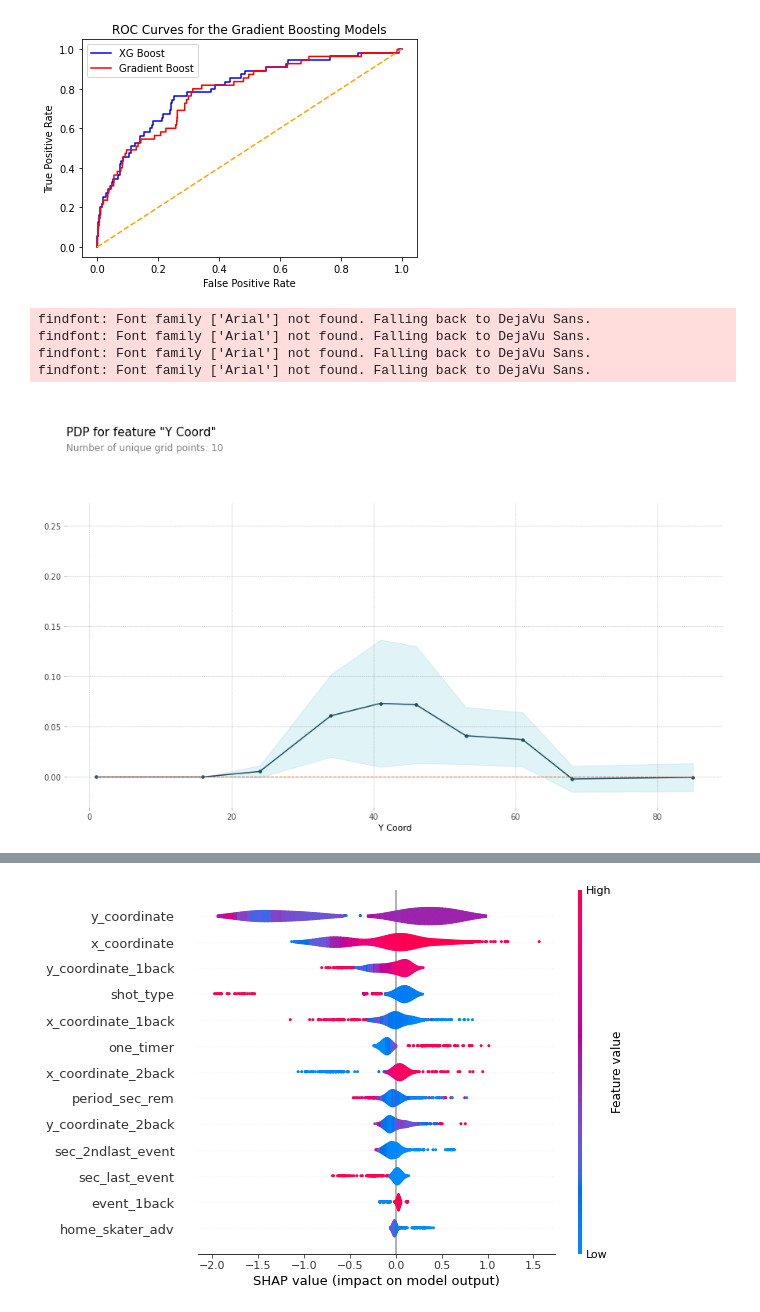
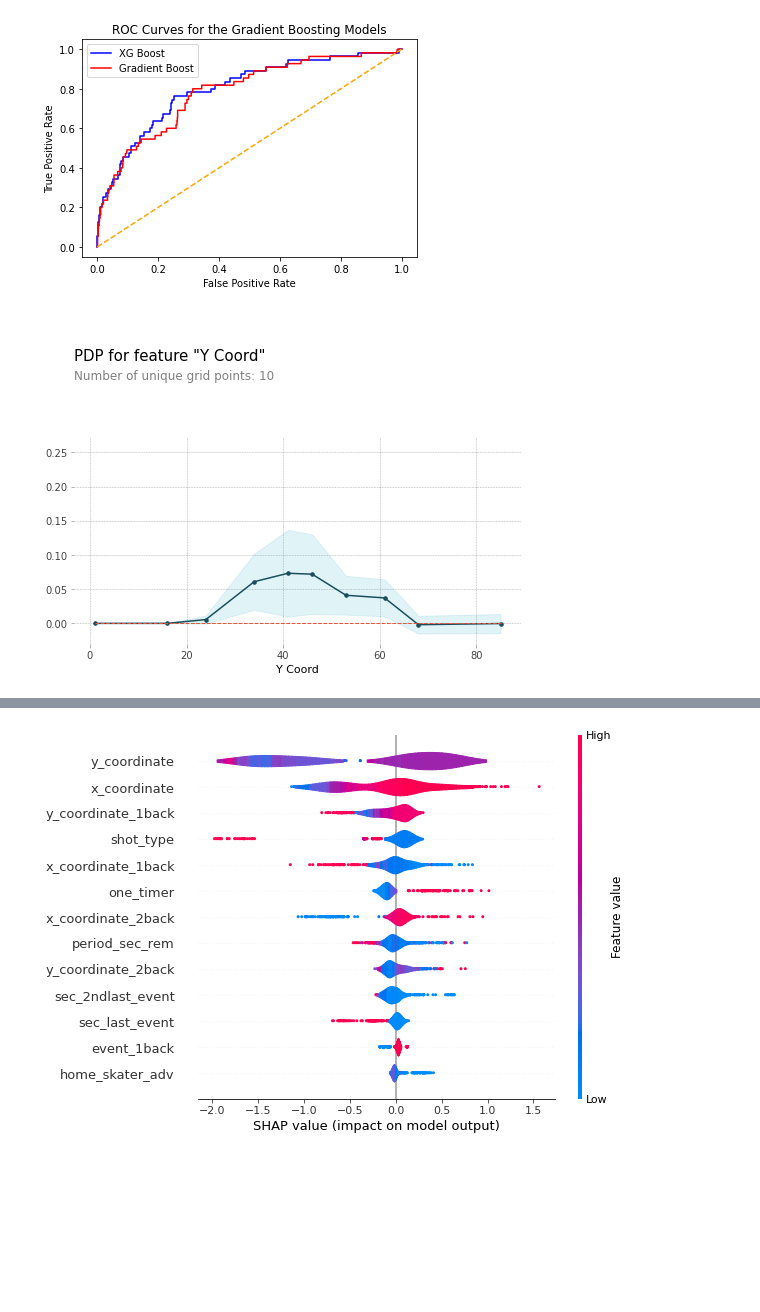
Before and after one commit to yaobviously/DataCup2021, a Jupyter notebook: hockeydata0427.ipynb, the cells around one changed output, grey strips where cells are left out. Cells and saved outputs as stored; diff of their text form; code cells hidden in the pictures; blank space fills up the shorter version.

```diff
--- a/hockeydata0427.ipynb
+++ b/hockeydata0427.ipynb
@@ -301,28 +302,27 @@ perm_df
 # %%
 # Creating a partial dependence plot for the XGBoost Classifier
 
 encoder = OrdinalEncoder()
 imputer = SimpleImputer()
 
 X_val_encoded = encoder.fit_transform(X_val)
 X_valenc_imputed = imputer.fit_transform(X_val_encoded)
 
 X_val_pdp = pd.DataFrame(X_valenc_imputed, columns = X_val.columns)
 
 
 hockey_pdp = pdp_isolate(model_xg,
                          X_val_pdp,
                          model_features = X.columns,
                          feature = 'y_coordinate')
+
 fig, ax = pdp_plot(hockey_pdp,
                    feature_name = 'Y Coord',
+                   figsize = (8,6),
+                   plot_params = {'fontfamily' : 'DejaVu Sans'}
                    )
 # %% [output]
-findfont: Font family ['Arial'] not found. Falling back to DejaVu Sans.
-findfont: Font family ['Arial'] not found. Falling back to DejaVu Sans.
-findfont: Font family ['Arial'] not found. Falling back to DejaVu Sans.
-findfont: Font family ['Arial'] not found. Falling back to DejaVu Sans.
-[figure, old version]
+[figure, new version]
 # %%
 # A simple function that returns a partial dependent interaction plot for the features
 # you enter into it. practice. in reality, only x_coordinate and y_coordinate are
```
Also changed, not shown: parts of 6 cells of this notebook.
